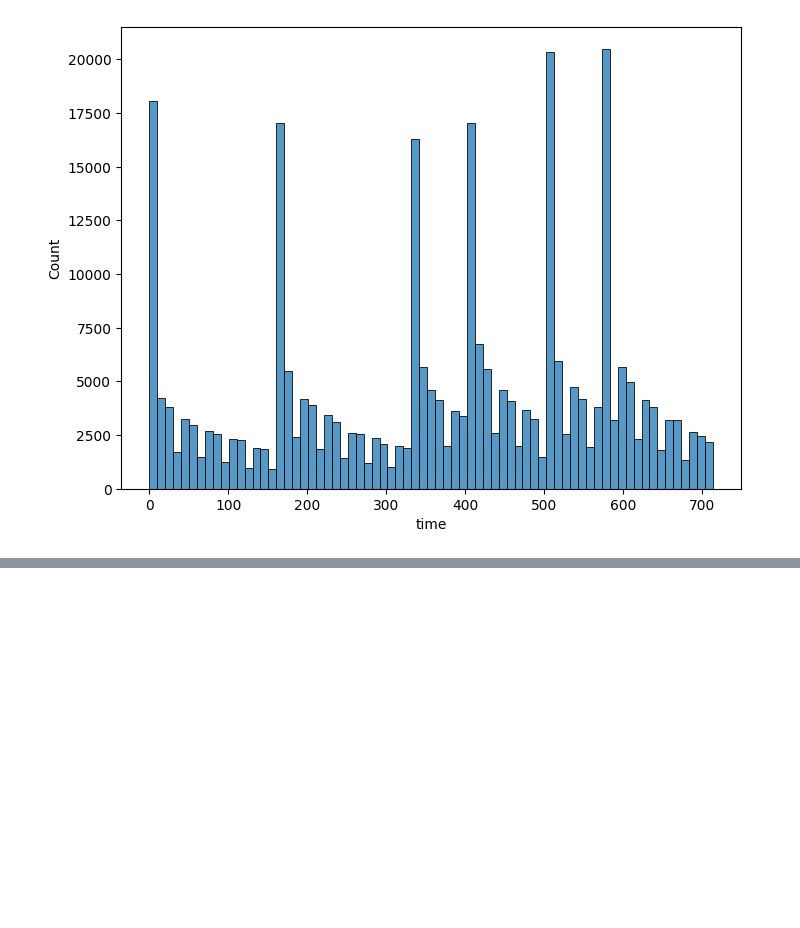
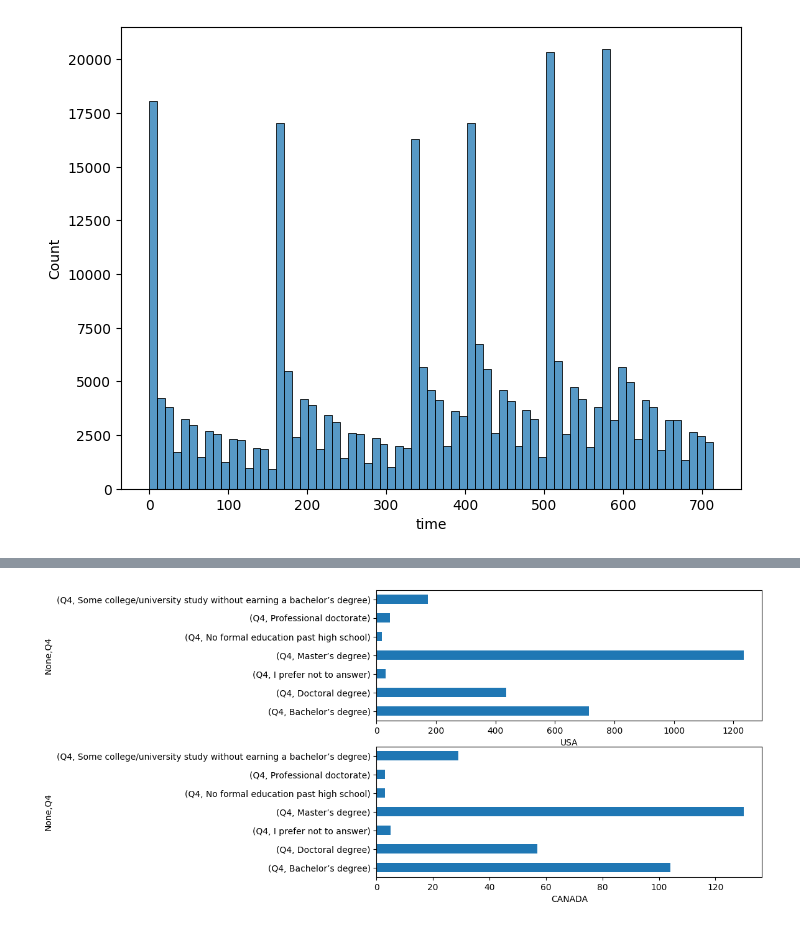
Before and after one commit to WooHyun94/TIL, a Jupyter notebook: Python/220930.ipynb, the cells around one changed output, grey strips where cells are left out. Drawn from its saved outputs; the diff is of its cells as text; code cells hidden in the pictures; blank space fills up the shorter version.

```diff
--- a/Python/220930.ipynb
+++ b/Python/220930.ipynb
@@ -294,0 +448,3 @@ plt.show()
+# %%
+countries = pd.pivot_table(data = survey.loc[1 : , ['Q3', 'Q4']], index = 'Q3', columns = 'Q4', aggfunc = {'Q4':'count'}, fill_value=0)
+countries
@@ -294,0 +471,3 @@ plt.show()
+# %%
+usa = countries.loc['United States of America']
+canada = countries.loc['Canada']
@@ -294,0 +496,11 @@ plt.show()
+# %%
+plt.figure(figsize = (8, 6))
+plt.subplot(2, 1, 1)
+plt.xlabel("USA")
+usa.plot(kind = 'barh')
+plt.subplot(2, 1, 2)
+plt.xlabel("CANADA")
+canada.plot(kind = 'barh')
+plt.show()
+# %% [output]
+[figure, added]
```
Also changed, not shown: parts of 25 cells of this notebook, 1 other file.
